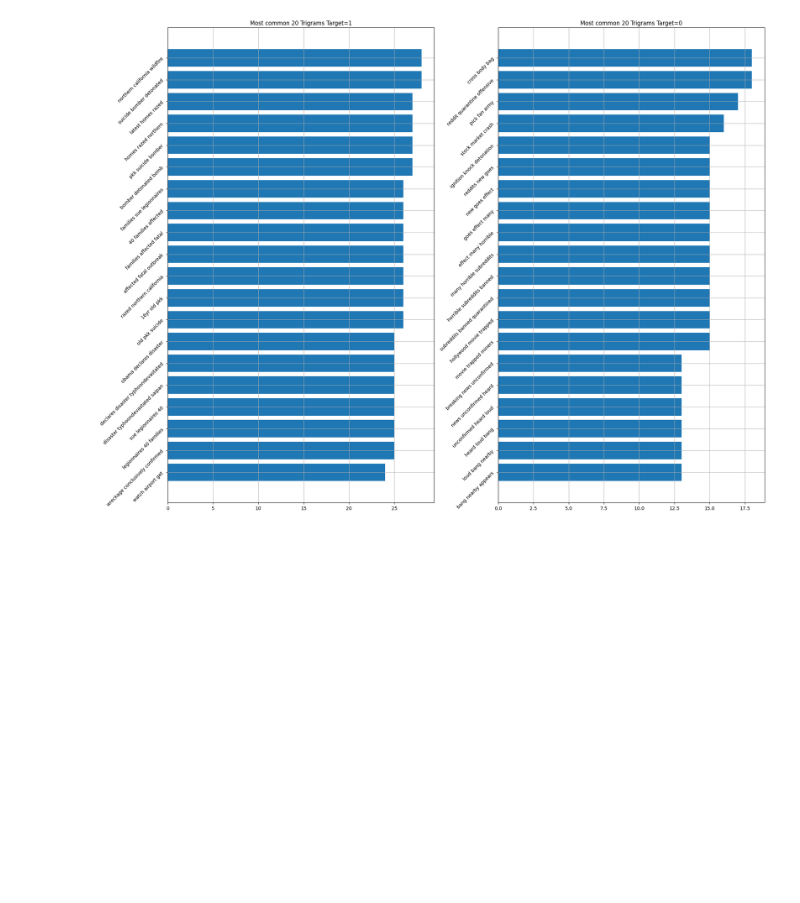
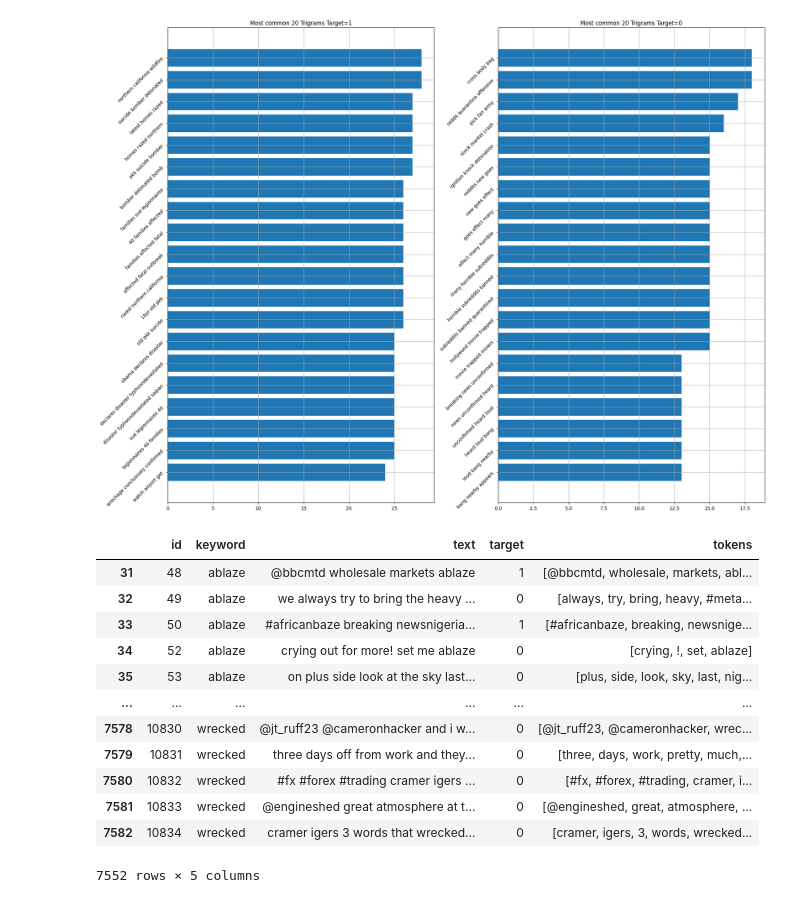
Before and after one commit to Daniel-Elston/NLP_Disaster_Tweets, a Jupyter notebook: Notebooks/D1_Initial_Exploration/exploration_1.ipynb, the cells around one changed output. Drawn from its saved outputs; the diff is of its cells as text; code cells hidden in the pictures; blank space fills up the shorter version.

```diff
--- a/Notebooks/D1_Initial_Exploration/exploration_1.ipynb
+++ b/Notebooks/D1_Initial_Exploration/exploration_1.ipynb
@@ -260,3 +256,19 @@ plt.tight_layout()
 plt.show()
 # %% [output]
 [figure]
+# %%
+df
+# %% [output]
+|  | id | keyword | text | target | tokens |
+| 31 | 48 | ablaze | @bbcmtd wholesale markets ablaze | 1 | [@bbcmtd, wholesale, markets, abl... |
+| 32 | 49 | ablaze | we always try to bring the heavy ... | 0 | [always, try, bring, heavy, #meta... |
+| 33 | 50 | ablaze | #africanbaze breaking newsnigeria... | 1 | [#africanbaze, breaking, newsnige... |
+| 34 | 52 | ablaze | crying out for more! set me ablaze | 0 | [crying, !, set, ablaze] |
+| 35 | 53 | ablaze | on plus side look at the sky last... | 0 | [plus, side, look, sky, last, nig... |
+| ... | ... | ... | ... | ... | ... |
+| 7578 | 10830 | wrecked | @jt_ruff23 @cameronhacker and i w... | 0 | [@jt_ruff23, @cameronhacker, wrec... |
+| 7579 | 10831 | wrecked | three days off from work and they... | 0 | [three, days, work, pretty, much,... |
+| 7580 | 10832 | wrecked | #fx #forex #trading cramer igers ... | 0 | [#fx, #forex, #trading, cramer, i... |
+| 7581 | 10833 | wrecked | @engineshed great atmosphere at t... | 0 | [@engineshed, great, atmosphere, ... |
+| 7582 | 10834 | wrecked | cramer igers 3 words that wrecked... | 0 | [cramer, igers, 3, words, wrecked... |
+7552 rows × 5 columns
```
Also changed, not shown: parts of 11 cells of this notebook, 40 other files.
